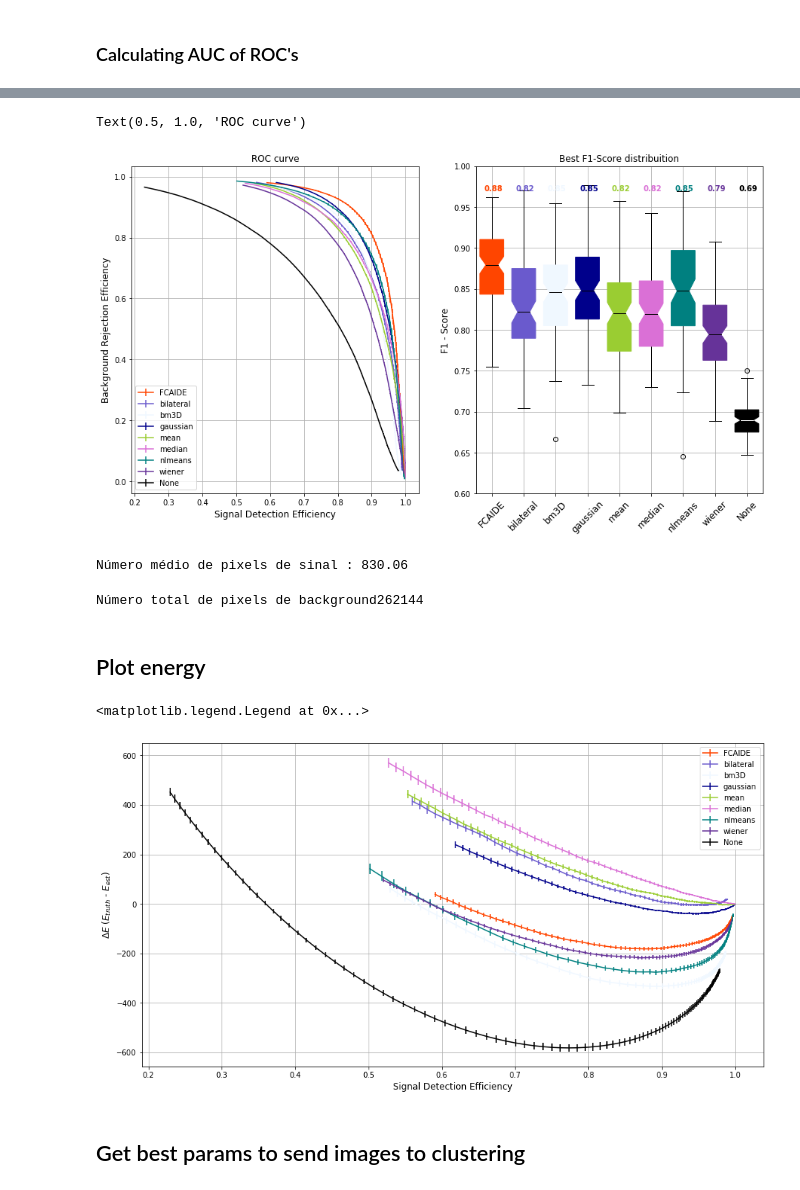
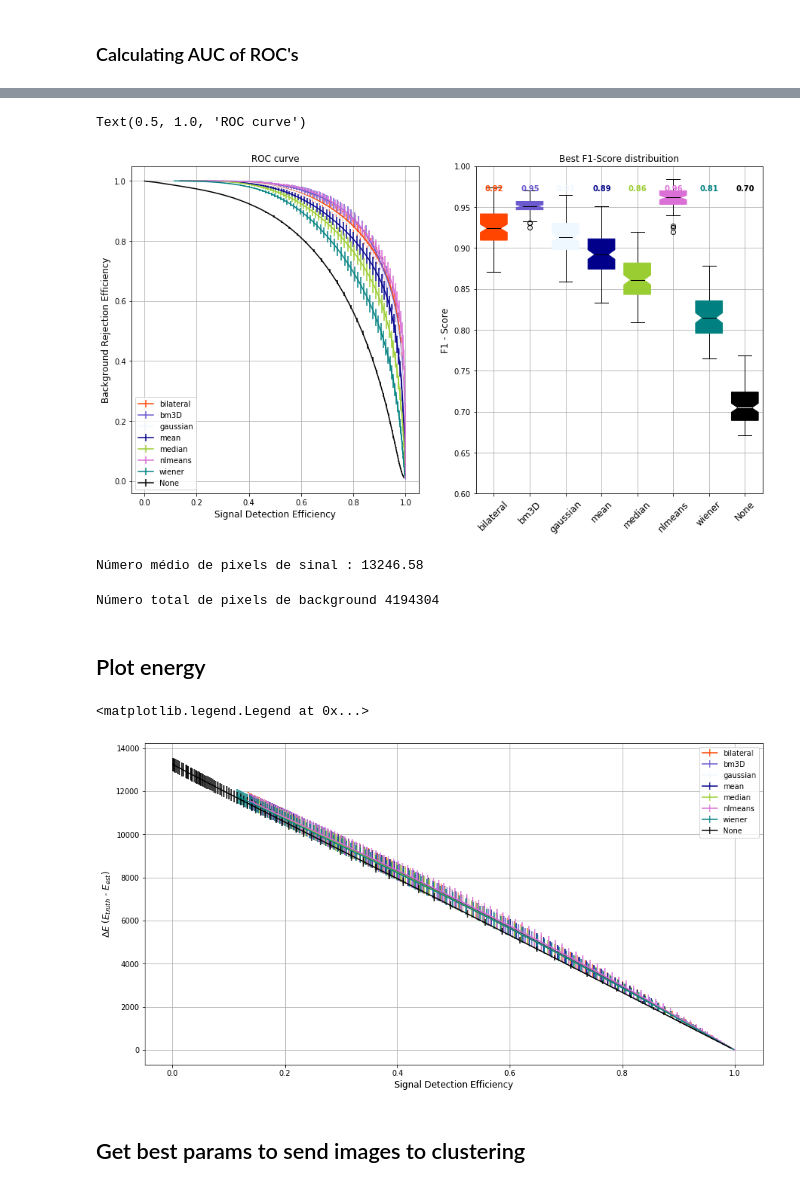
Before and after one commit to Gui1402/filtering_cygnus, a Jupyter notebook: notebooks/new_results.ipynb, the cells around one changed output, grey strips where cells are left out. Saved outputs shown, nothing was run; the diff lists cells and outputs as text; code cells hidden in the pictures.

Commit message:
Add all windows
The last one simulation, I use only some filter parameters. Now I'm using all.

I also perform energy on two ways

```diff
--- a/notebooks/new_results.ipynb
+++ b/notebooks/new_results.ipynb
@@ -13,7 +13,7 @@ for j in mcolors.CSS4_COLORS:
 # %%
 import json
 
-with open('../data/result_032020.json', 'r') as JSON:
+with open('../data/result_no_rebin.json', 'r') as JSON:
     json_dict = json.load(JSON)
 data = json.loads(json_dict)
 # %%
@@ -21,7 +21,7 @@ data.keys()
 # %% [output]
 dict_keys(['Image_index', 'Filter_name', 'count', 'Filter_parameter', 'time', 'ROC'])
 # %%
-energy = np.array(data['ROC']['energy'])[range(1,200,2), :, :]
+energy = np.array(data['ROC']['energy'])[:, :, :]
 time = np.array(data['time']).reshape(energy.shape[2],energy.shape[0])
 energy_mean = energy.mean(axis=0)
 energy_std = energy.std(axis=0)
@@ -35,12 +39,12 @@ curves.shape
 # %%
-sg_eff = curves[range(1,200,2),0,:,:]
-bg_eff = curves[range(1,200,2),1,:,:]
+sg_eff = curves[:,0,:,:]
+bg_eff = curves[:,1,:,:]
 # %%
 sg_eff_mean, bg_eff_mean = sg_eff.mean(axis = 0), bg_eff.mean(axis = 0)
 sg_eff_std, bg_eff_std = sg_eff.std(axis = 0), bg_eff.std(axis = 0)
 # %%
-names = data['Filter_name'][0:155]
-params = data['Filter_parameter'][0:155]
+names = data['Filter_name'][0:8]
+params = data['Filter_parameter'][0:8]
 # %%
 auc_mean = (abs(np.diff(sg_eff_mean, axis = 0))*bg_eff_mean[1:,:]).sum(axis = 0)
 print(names[auc_mean.argmax()] + ' - ' + 'params' + str(params[auc_mean.argmax()]))
@@ -93,18 +125,18 @@ for i,filter_name in list(enumerate(filter_names)):
     #f_sg_en = interp1d(sg_eff_mean[:, best_index], abs(energy_mean[:, best_index]))
     #sg_detection = f_bg_sg(0.99)
     #ax[0].plot(sg_detection, 0.99, 'sk', alpha = 0.6)
-    #print(filter_name + ': \n' +
-    #      str(params[best_index]) +
-    #      '-' +
-    #      str('%.3f'%np.mean(f1_score_best_per_image[:, best_index])) +
-    #      '+' +
-    #      str('%.2f'%np.std(f1_score_best_per_image[:, best_index])) +
-    #      '- ' +
-    #      str(int(best_time)) +
-    #      '- sg (%) : ' +
-    #      str(sg_detection) +
-    #      " - energy :" +
-    #      str(f_sg_en(sg_detection)))
+    print(filter_name + ': \n' +
+          str(params[best_index]) +
+          '-' +
+          str('%.3f'%np.mean(f1_score_best_per_image[:, best_index])) +
+          '+' +
+          str('%.2f'%np.std(f1_score_best_per_image[:, best_index])) +
+          '- ' +
+          str(int(best_time)) +
+          '- sg (%) : ' +
+          #str(sg_detection) +
+          #" - energy :" +
+          #str(f_sg_en(sg_detection)))
 
 
 
@@ -135,44 +167,44 @@ ax[1].text(i+1-0.25, 0.97,
 #print('None' + ': ' +
 #      str(params[ind_none]) +
 #      '-' +
 #      str('%.3f'%np.mean(f1_score_best_per_image[:, ind_none])) +
 #      '+' +
 #      str('%.2f'%np.std(f1_score_best_per_image[:, ind_none])) +
 #      '- ' +
 #      str(int(best_time)) +
 #      '- sg (%) : ' +
 #      str(f_bg_sg(0.99)) +
 #      '- en : '+
 #      str(f_sg_en(sg_detection)))
 
 #ax[0].plot(f_bg_sg(0.99),0.99, 'sk', alpha = 0.6, label = '99% Background Rejection')
 
 #ax[1].set_xticks(range(0, len(filter_names), filter_names)
 ax[0].set_xlabel('Signal Detection Efficiency', fontsize=12)
 ax[0].set_ylabel('Background Rejection Efficiency', fontsize=12)
 ax[0].grid()
 ax[0].legend()
 ax[1].grid()
 #ax[1].set_xticks(range(0, len(filter_names), list(filter_names)))
 ax[1].set_xticklabels(np.append(filter_names,'None'),
                     rotation=45, fontsize=12)
 ax[1].set_ylim(0.6, 1.)
 ax[1].set_ylabel('F1 - Score', fontsize=12)
 ax[1].set_title('Best F1-Score distribuition')
 ax[0].set_title('ROC curve')
 # %% [output]
 Text(0.5, 1.0, 'ROC curve')
-[figure, old version]
+[figure, new version]
 # %%
 n_pixels_mean = np.array(data['count']).astype(np.int).mean()
 print("Número médio de pixels de sinal : " + str(n_pixels_mean))
 # %% [output]
-Número médio de pixels de sinal : 830.06
+Número médio de pixels de sinal : 13246.58
 # %%
-n_pixels_total = 512*512
-print("Número total de pixels de background" + str(n_pixels_total))
+n_pixels_total = 2048*2048
+print("Número total de pixels de background " + str(n_pixels_total))
 # %% [output]
-Número total de pixels de background262144
+Número total de pixels de background 4194304
 # %% [markdown]
 ## Plot energy
 # %%
@@ -231,7 +263,7 @@ ax.legend()
 #ax[0].set_title('ROC curve')
 # %% [output]
 <matplotlib.legend.Legend at 0x...>
-[figure, old version]
+[figure, new version]
 # %% [markdown]
 ## Get best params to send images to clustering
 # %%
```
Also changed, not shown: parts of 6 cells of this notebook, 3 other files.
